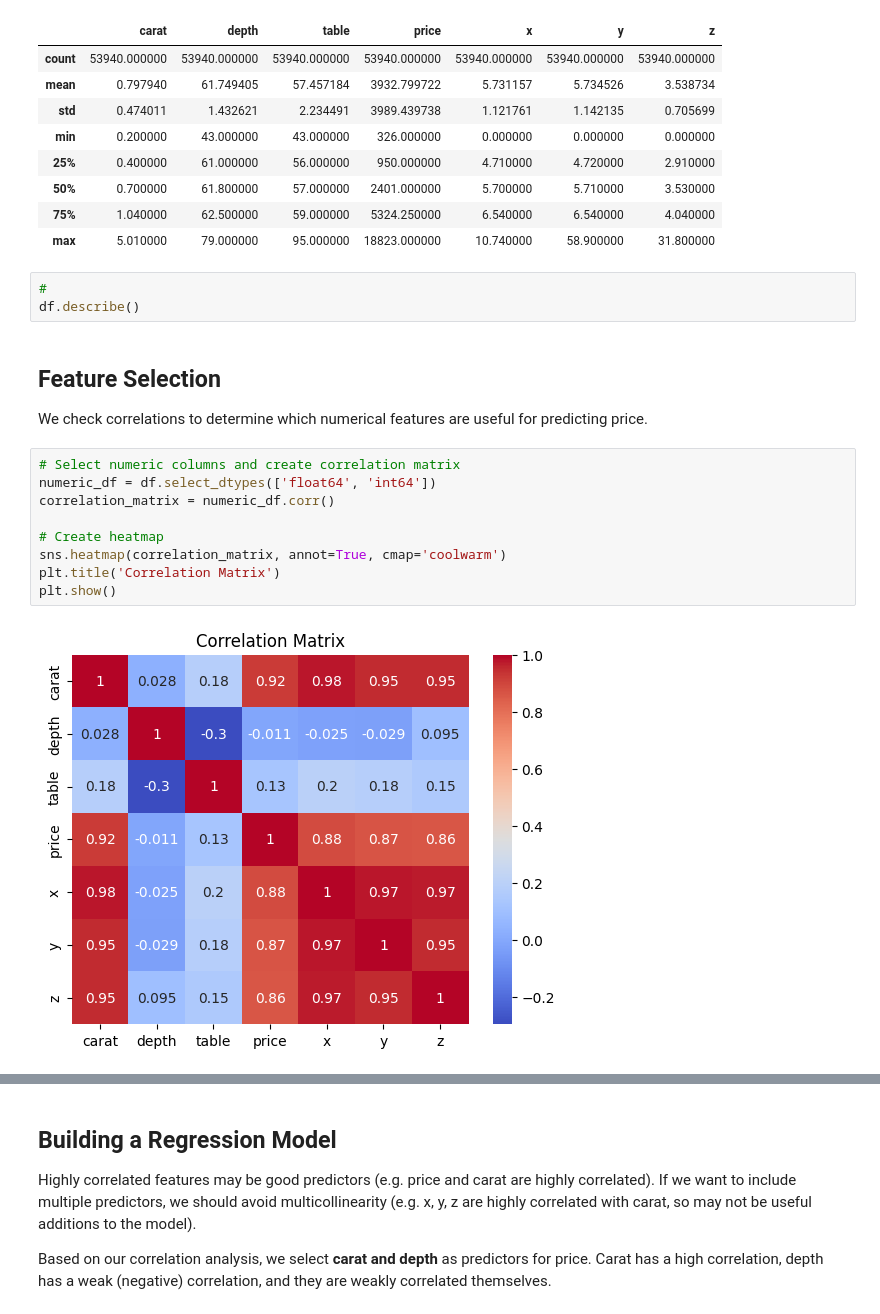
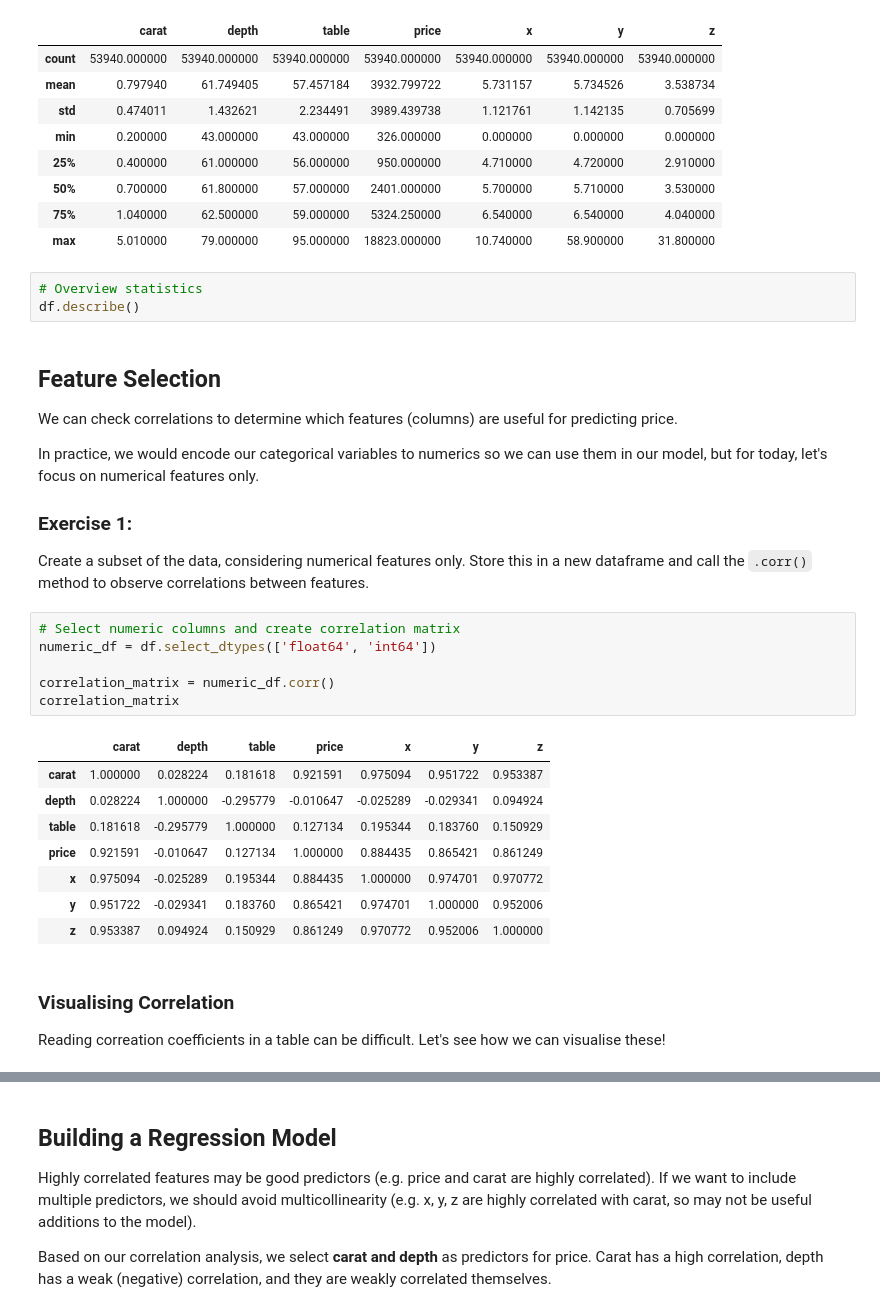
Before and after one commit to Imperial-Business-School/msc-python-workshop, a Jupyter notebook: 03. Machine Learning.ipynb, the cells around one changed output, grey strips where cells are left out. Drawn from its saved outputs; the diff is of its cells as text.

```diff
--- a/03. Machine Learning.ipynb
+++ b/03. Machine Learning.ipynb
@@ -60,20 +60,34 @@ None
 | 75% | 1.040000 | 62.500000 | 59.000000 | 5324.250000 | 6.540000 | 6.540000 | 4.040000 |
 | max | 5.010000 | 79.000000 | 95.000000 | 18823.000000 | 10.740000 | 58.900000 | 31.800000 |
 # %%
-#
+# Overview statistics
 df.describe()
-# %% [markdown]
-## Feature Selection
-
-We check correlations to determine which numerical features are useful for predicting price.
+# %% [markdown]
+## Feature Selection
+
+We can check correlations to determine which features (columns) are useful for predicting price.
+
+In practice, we would encode our categorical variables to numerics so we can use them in our model, but for today, let's focus on numerical features only.
+
+### Exercise 1:
+
+Create a subset of the data, considering numerical features only. Store this in a new dataframe and call the `.corr()` method to observe correlations between features.
 # %%
 # Select numeric columns and create correlation matrix
 numeric_df = df.select_dtypes(['float64', 'int64'])
+
 correlation_matrix = numeric_df.corr()
-
-# Create heatmap
-sns.heatmap(correlation_matrix, annot=True, cmap='coolwarm')
-plt.title('Correlation Matrix')
-plt.show()
+correlation_matrix
 # %% [output]
-[figure, removed]
+|  | carat | depth | table | price | x | y | z |
+| carat | 1.000000 | 0.028224 | 0.181618 | 0.921591 | 0.975094 | 0.951722 | 0.953387 |
+| depth | 0.028224 | 1.000000 | -0.295779 | -0.010647 | -0.025289 | -0.029341 | 0.094924 |
+| table | 0.181618 | -0.295779 | 1.000000 | 0.127134 | 0.195344 | 0.183760 | 0.150929 |
+| price | 0.921591 | -0.010647 | 0.127134 | 1.000000 | 0.884435 | 0.865421 | 0.861249 |
+| x | 0.975094 | -0.025289 | 0.195344 | 0.884435 | 1.000000 | 0.974701 | 0.970772 |
+| y | 0.951722 | -0.029341 | 0.183760 | 0.865421 | 0.974701 | 1.000000 | 0.952006 |
+| z | 0.953387 | 0.094924 | 0.150929 | 0.861249 | 0.970772 | 0.952006 | 1.000000 |
+# %% [markdown]
+### Visualising Correlation
+
+Reading correation coefficients in a table can be difficult. Let's see how we can visualise these!
```
Also changed, not shown: parts of 3 cells of this notebook.
